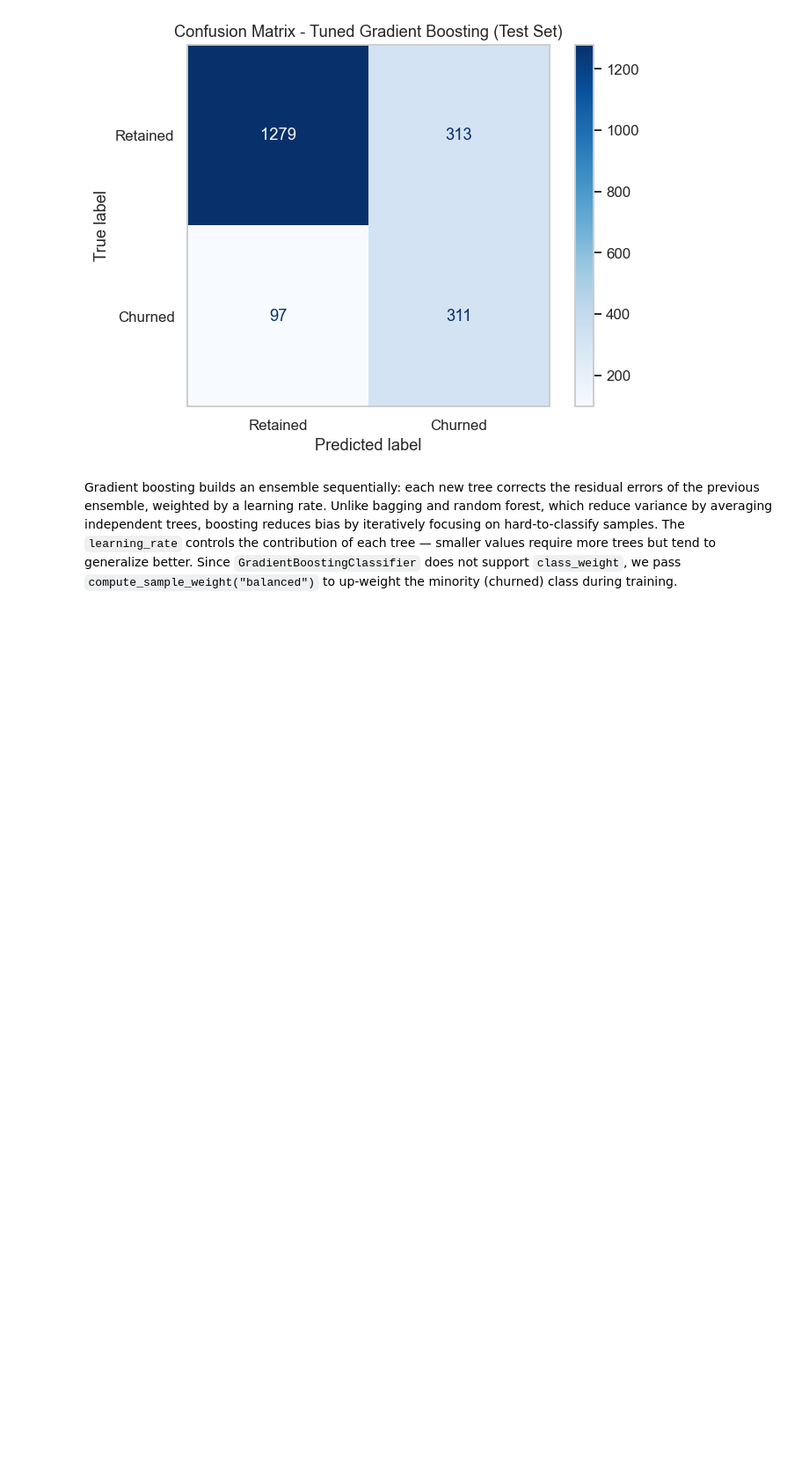
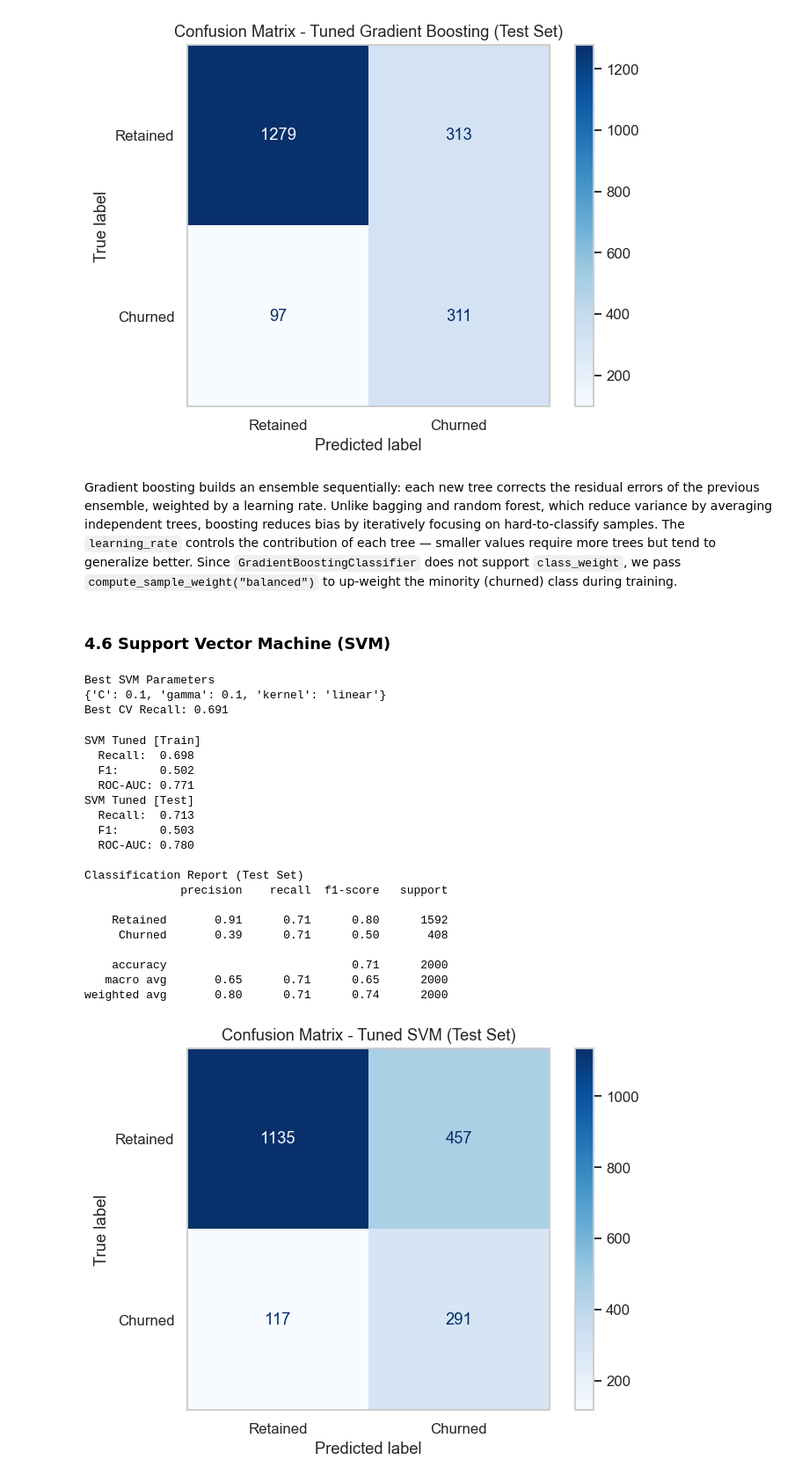
Before and after one commit to karanchampaneri/churn-project-mse446, a Jupyter notebook: notebook.ipynb, the cells around one changed output. Shown at 88% size. Saved outputs shown, nothing was run; the diff lists cells and outputs as text; code cells hidden in the pictures; blank space fills up the shorter version.

```diff
--- a/notebook.ipynb
+++ b/notebook.ipynb
@@ -861,3 +861,75 @@ weighted avg       0.84      0.80      0.81      2000
 [figure]
 # %% [markdown]
 Gradient boosting builds an ensemble sequentially: each new tree corrects the residual errors of the previous ensemble, weighted by a learning rate. Unlike bagging and random forest, which reduce variance by averaging independent trees, boosting reduces bias by iteratively focusing on hard-to-classify samples. The `learning_rate` controls the contribution of each tree — smaller values require more trees but tend to generalize better. Since `GradientBoostingClassifier` does not support `class_weight`, we pass `compute_sample_weight("balanced")` to up-weight the minority (churned) class during training.
+# %% [markdown]
+### 4.6 Support Vector Machine (SVM)
+# %%
+from sklearn.svm import SVC
+model = SVC(kernel='linear', class_weight='balanced')
+model.fit(X_train_scaled, y_train)
+
+y_pred = model.predict(X_test)
+
+svm_param_grid = {
+    'C': [0.1, 1, 10],
+    'gamma': [0.1, 0.01, 0.001],
+    'kernel': ['linear']
+}
+
+svm_grid = GridSearchCV(SVC(class_weight='balanced', probability=True),
+                        svm_param_grid,
+                        scoring='recall',
+                        cv=5)
+
+svm_grid.fit(X_train_scaled, y_train)
+
+print("Best SVM Parameters")
+print(svm_grid.best_params_)
+print(f"Best CV Recall: {svm_grid.best_score_:.3f}")
+# %% [output]
+Best SVM Parameters
+{'C': 0.1, 'gamma': 0.1, 'kernel': 'linear'}
+Best CV Recall: 0.691
+# %%
+best_svm_model = svm_grid.best_estimator_
+
+best_svm_train_pred = best_svm_model.predict(X_train_scaled)
+best_svm_test_pred  = best_svm_model.predict(X_test_scaled)
+
+best_svm_train_prob = best_svm_model.predict_proba(X_train_scaled)[:, 1]
+best_svm_test_prob  = best_svm_model.predict_proba(X_test_scaled)[:, 1]
+
+print_metrics("SVM Tuned [Train]", y_train, best_svm_train_pred, best_svm_train_prob)
+print_metrics("SVM Tuned [Test]", y_test,  best_svm_test_pred,  best_svm_test_prob)
+
+print()
+print("Classification Report (Test Set)")
+print(classification_report(y_test, best_svm_test_pred, target_names=["Retained", "Churned"]))
+
+svm_confusion_matrix = confusion_matrix(y_test, best_svm_test_pred)
+disp_svm = ConfusionMatrixDisplay(confusion_matrix=svm_confusion_matrix, display_labels=["Retained", "Churned"])
+disp_svm.plot(cmap="Blues", values_format="d")
+plt.title("Confusion Matrix - Tuned SVM (Test Set)")
+plt.grid(False)
+plt.tight_layout()
+plt.show()
+# %% [output]
+SVM Tuned [Train]
+  Recall:  0.698
+  F1:      0.502
+  ROC-AUC: 0.771
+SVM Tuned [Test]
+  Recall:  0.713
+  F1:      0.503
+  ROC-AUC: 0.780
+
+Classification Report (Test Set)
+              precision    recall  f1-score   support
+
+    Retained       0.91      0.71      0.80      1592
+     Churned       0.39      0.71      0.50       408
+
+    accuracy                           0.71      2000
+   macro avg       0.65      0.71      0.65      2000
+weighted avg       0.80      0.71      0.74      2000
+[figure, added]
```
Also changed, not shown: parts of 5 cells of this notebook.
